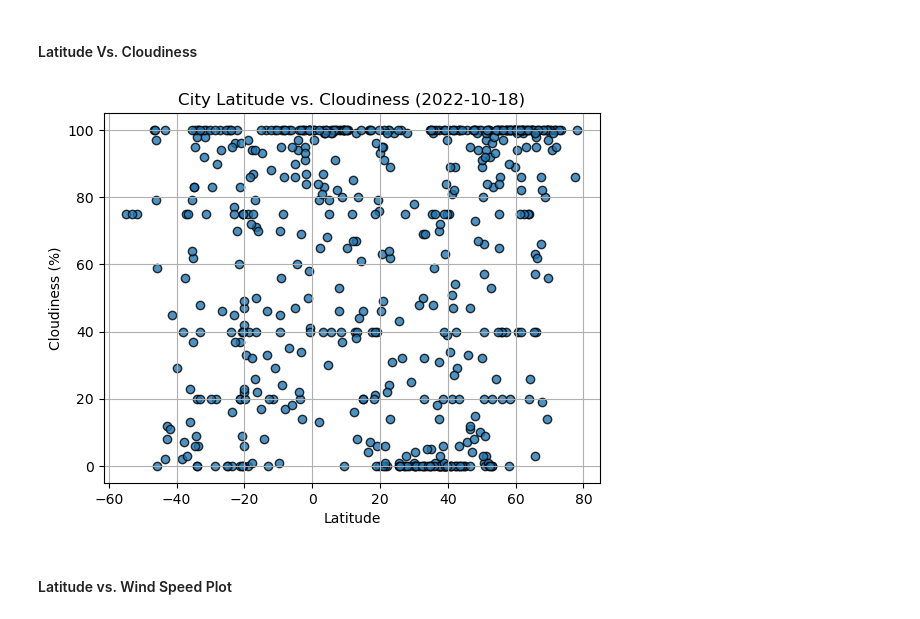
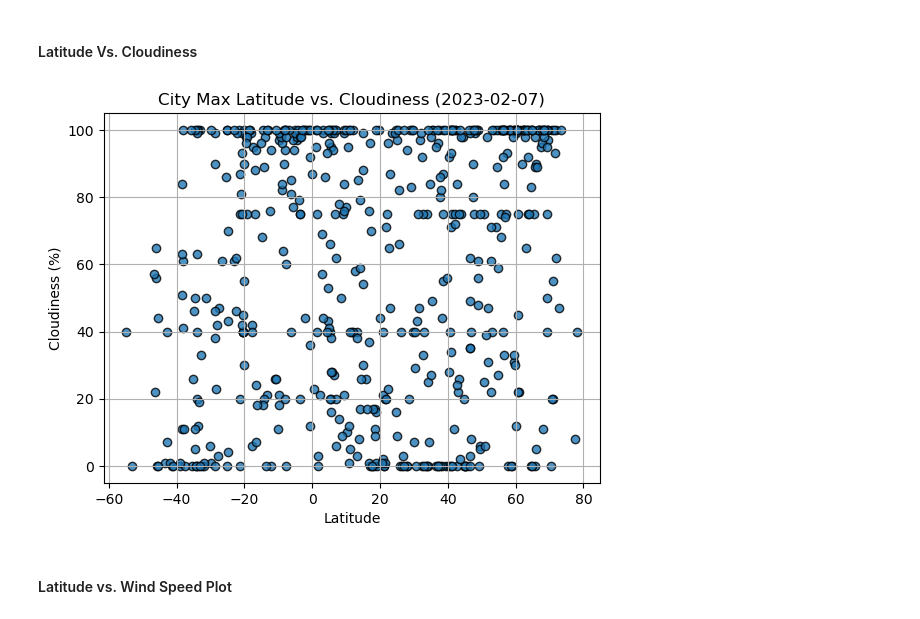
Before and after one commit to sewiteskinder/python-api-challenge, a Jupyter notebook: WeatherPy/WeatherPy.ipynb, the cells around one changed output. Cells and saved outputs as stored; diff of their text form; code cells hidden in the pictures.

```diff
--- a/WeatherPy/WeatherPy.ipynb
+++ b/WeatherPy/WeatherPy.ipynb
@@ -174,6 +172,6 @@ city_data_df.to_csv("output_data/cities.csv", index_label="City_ID")
 # %%
 # Read saved data
-city_data_df = pd.read_csv("output_data/cities.csv", index_col="City_ID")
+city_data_df = pd.read_csv("../cities.csv", index_col="City_ID")
 
 # Display sample data
 city_data_df.head()
@@ -222,18 +240,28 @@ plt.show()
 # %% [markdown]
 #### Latitude Vs. Cloudiness
 # %%
-# Build the scatter plots for latitude vs. cloudiness
-# YOUR CODE HERE
+# Build scatter plot for latitude vs. temperature
+plt.scatter(
+    city_data_df["Lat"],
+    city_data_df["Cloudiness"],
+    edgecolor="black",
+    linewidths=1,
+    marker="o",
+    alpha=0.8,
+)
 
 # Incorporate the other graph properties
-# YOUR CODE HERE
+plt.title("City Max Latitude vs. Cloudiness (%s)" % time.strftime("%Y-%m-%d"))
+plt.xlabel("Latitude")
+plt.ylabel("Cloudiness (%)")
+plt.grid(True)
 
 # Save the figure
-plt.savefig("output_data/Fig3.png")
+plt.savefig("Fig3.png")
 
 # Show plot
 plt.show()
 # %% [output]
-[figure, old version]
+[figure, new version]
 # %% [markdown]
 #### Latitude vs. Wind Speed Plot
```
Also changed, not shown: parts of 39 cells of this notebook.
